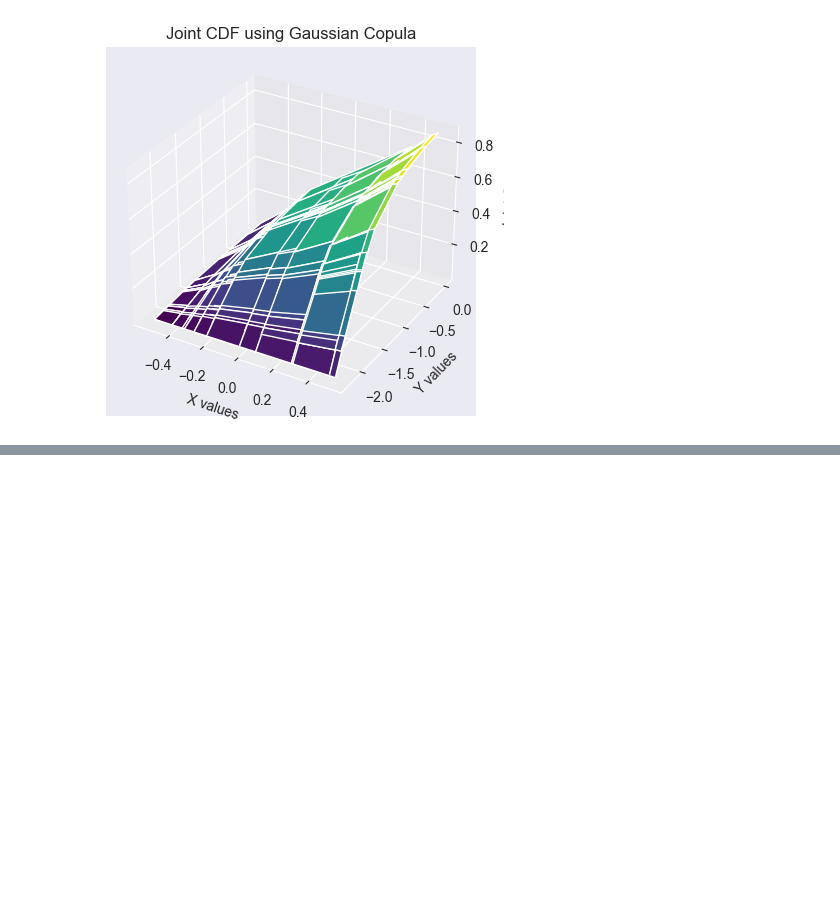
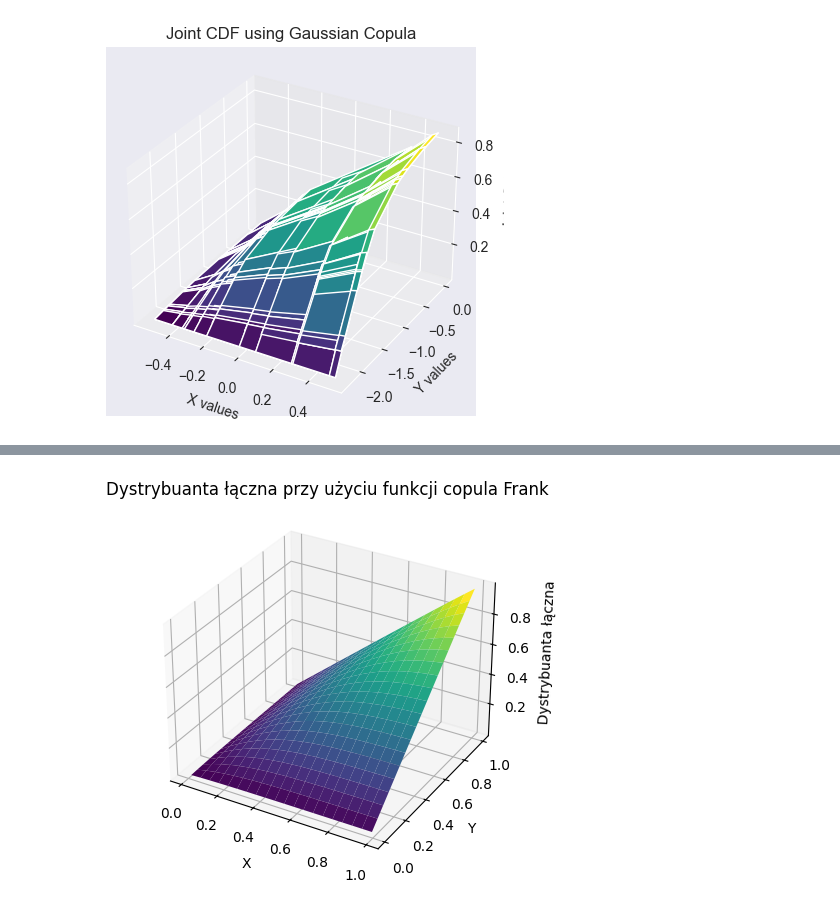
Before and after one commit to D3BINSKI/fraktale-projekt-2, a Jupyter notebook: dystrybucja_normalna_fBm.ipynb, the cells around one changed output, grey strips where cells are left out. Cells and saved outputs as stored; diff of their text form; code cells hidden in the pictures; blank space fills up the shorter version.

```diff
--- a/dystrybucja_normalna_fBm.ipynb
+++ b/dystrybucja_normalna_fBm.ipynb
@@ -185,0 +339,48 @@ divide by zero encountered in power
+# %%
+import numpy as np
+import matplotlib.pyplot as plt
+from scipy.stats import norm, multivariate_normal
+from pycopula.copula import ArchimedeanCopula
+
+# Funkcja do generowania danych symulacyjnych
+def generate_simulated_data(size=100, correlation=0.7):
+    mean = [0, 0]
+    cov = [[1, correlation], [correlation, 1]]  # Macierz kowariancji
+    data = multivariate_normal(mean, cov).rvs(size)
+    return data
+
+# Generowanie danych symulacyjnych
+simulated_data = generate_simulated_data()
+
+# Przekształcenie danych do postaci unormowanej
+u = norm.cdf(simulated_data[:, 0])
+v = norm.cdf(simulated_data[:, 1])
+
+# Utworzenie kopuły Frank
+copula = ArchimedeanCopula(family="frank", dim=2)
+copula.fit(np.column_stack([u, v]))
+
+# Tworzenie siatki punktów dla wizualizacji
+x = np.linspace(0.01, 0.99, 20)
+y = np.linspace(0.01, 0.99, 20)
+X, Y = np.meshgrid(x, y)
+
+# Obliczenie wspólnej dystrybuanty
+cdf_values = copula.cdf(np.column_stack([X.flatten(), Y.flatten()]))
+
+# Przekształcenie wyników do właściwego kształtu
+Z = np.array(cdf_values).reshape(20, 20)
+
+# Wizualizacja
+fig = plt.figure()
+ax = fig.add_subplot(111, projection='3d')
+ax.plot_surface(X, Y, Z, cmap='viridis')
+
+ax.set_xlabel('X ')
+ax.set_ylabel('Y ')
+ax.set_zlabel(' Dystrybuanta łączna')
+ax.set_title('Dystrybuanta łączna przy użyciu funkcji copula Frank')
+
+plt.show()
+# %% [output]
+[figure, added]
```
Also changed, not shown: parts of 13 cells of this notebook.
